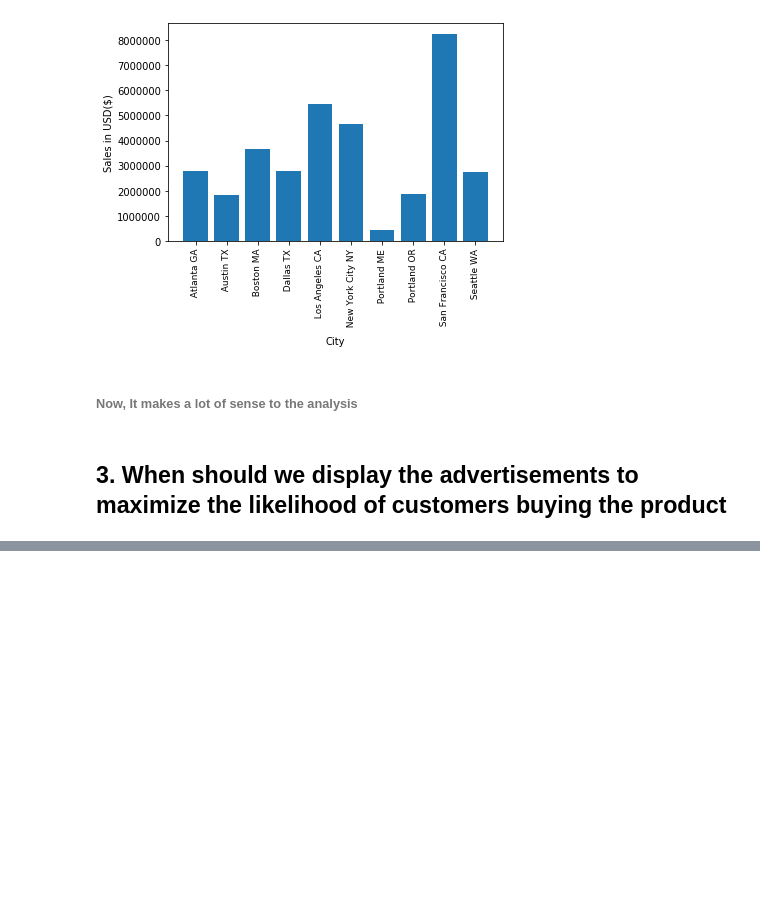
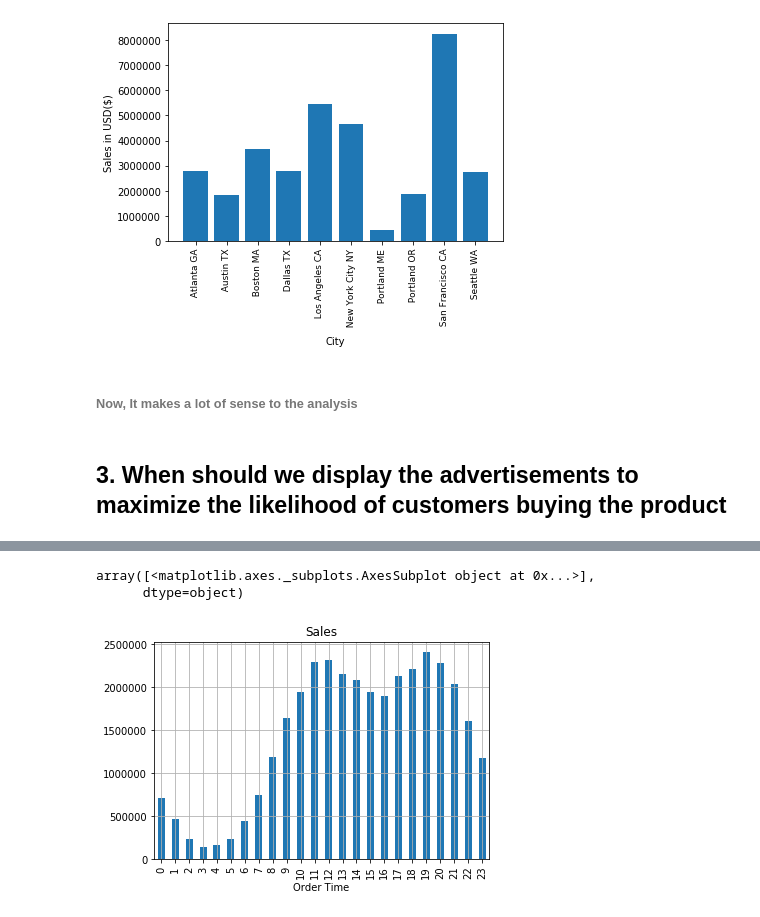
Before and after one commit to rustydigg918/Dell_Inspiron_works, a Jupyter notebook: Keith_Gali_Working_With_Real_World/Real life business problem.ipynb, the cells around one changed output, grey strips where cells are left out. Drawn from its saved outputs; the diff is of its cells as text; code cells hidden in the pictures; blank space fills up the shorter version.

```diff
--- a/Keith_Gali_Working_With_Real_World/Real life business problem.ipynb
+++ b/Keith_Gali_Working_With_Real_World/Real life business problem.ipynb
@@ -578,3 +578,6 @@ df.head()
 | 3 | 176560 | Google Phone | 1 | 600.00 | 04/12/19 14:38 | 669 Spruce St, Los Angeles, CA 90001 | 4 | 600.00 | ... |
 | 4 | 176560 | Wired Headphones | 1 | 11.99 | 04/12/19 14:38 | 669 Spruce St, Los Angeles, CA 90001 | 4 | 11.99 | ... |
 | 5 | 176561 | Wired Headphones | 1 | 11.99 | 04/30/19 09:27 | 333 8th St, Los Angeles, CA 90001 | 4 | 11.99 | ... |
+# %%
+df['Order Date'] = pd.to_datetime(df['Order Date'])
+df['Order Time'] = df['Order Date'].dt.hour
@@ -580,0 +593,6 @@ df.head()
+# %%
+df.groupby('Order Time').Sales.sum().plot(kind = 'bar', grid = True, subplots=True)
+# %% [output]
+array([<matplotlib.axes._subplots.AxesSubplot object at 0x...>],
+      dtype=object)
+[figure, added]
```
Also changed, not shown: parts of 1 cell of this notebook.
